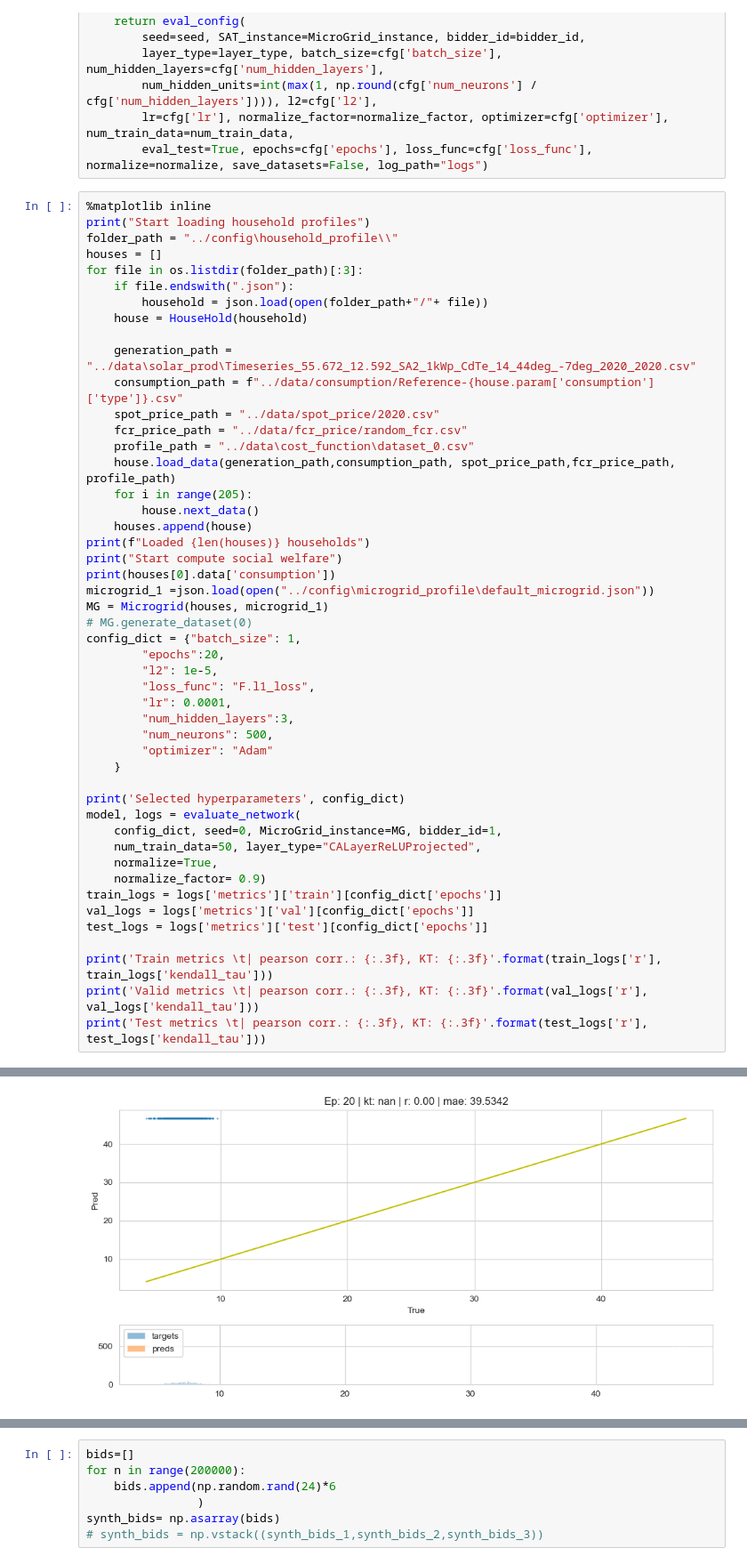
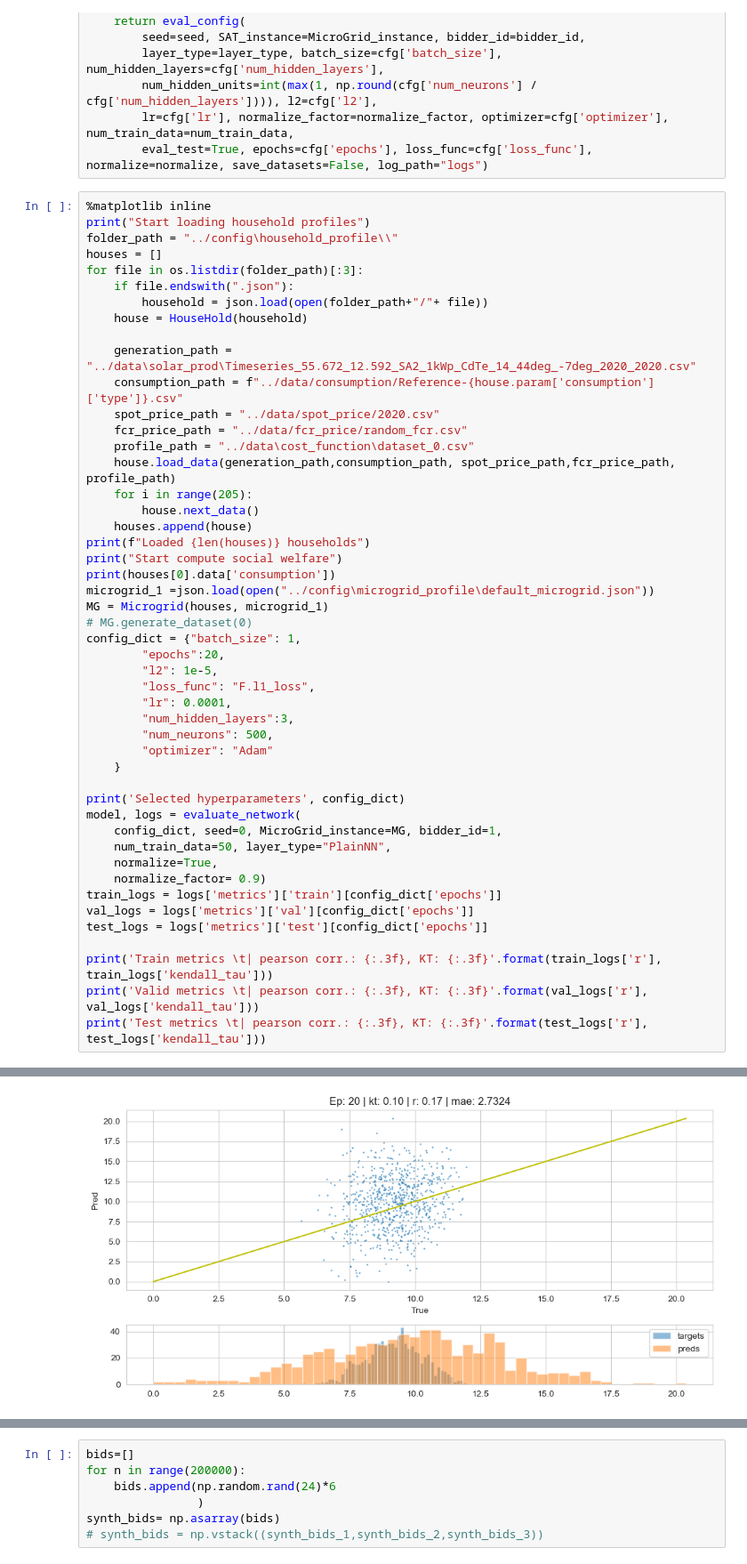
Before and after one commit to paplessix/MLICA-for-elec, a Jupyter notebook: use_case/Grid_search.ipynb, the cells around one changed output, grey strips where cells are left out. Shown at 89% size. Cells and saved outputs as stored; diff of their text form.

```diff
--- a/use_case/Grid_search.ipynb
+++ b/use_case/Grid_search.ipynb
@@ -57,32 +57,32 @@ config_dict = {"batch_size": 1,
 print('Selected hyperparameters', config_dict)
 model, logs = evaluate_network(
     config_dict, seed=0, MicroGrid_instance=MG, bidder_id=1,
-    num_train_data=50, layer_type="CALayerReLUProjected",
+    num_train_data=50, layer_type="PlainNN",
     normalize=True,
     normalize_factor= 0.9)
 train_logs = logs['metrics']['train'][config_dict['epochs']]
 val_logs = logs['metrics']['val'][config_dict['epochs']]
 test_logs = logs['metrics']['test'][config_dict['epochs']]
 
 print('Train metrics \t| pearson corr.: {:.3f}, KT: {:.3f}'.format(train_logs['r'], train_logs['kendall_tau']))
 print('Valid metrics \t| pearson corr.: {:.3f}, KT: {:.3f}'.format(val_logs['r'], val_logs['kendall_tau']))
 print('Test metrics \t| pearson corr.: {:.3f}, KT: {:.3f}'.format(test_logs['r'], test_logs['kendall_tau']))
 # %% [output]
 Start loading household profiles
 0
 1
 2
 Loaded 3 households
 Start compute social welfare
 0     1.7103
 1     1.5880
 2     1.1542
 3     1.0839
 4     1.3647
 5     1.5383
 ... (18 lines left out)
 Name: consumption, dtype: float64
 Selected hyperparameters {'batch_size': 1, 'epochs': 20, 'l2': 1e-05, 'loss_func': 'F.l1_loss', 'lr': 0.0001, 'num_hidden_layers': 3, 'num_neurons': 500, 'optimizer': 'Adam'}
 (1000, 25)
 (50, 24) (50,) (200, 24) (200,) (750, 24) (750,)
-[figure, old version]
+[figure, new version]
```
Also changed, not shown: parts of 7 cells of this notebook, 5 other files.
